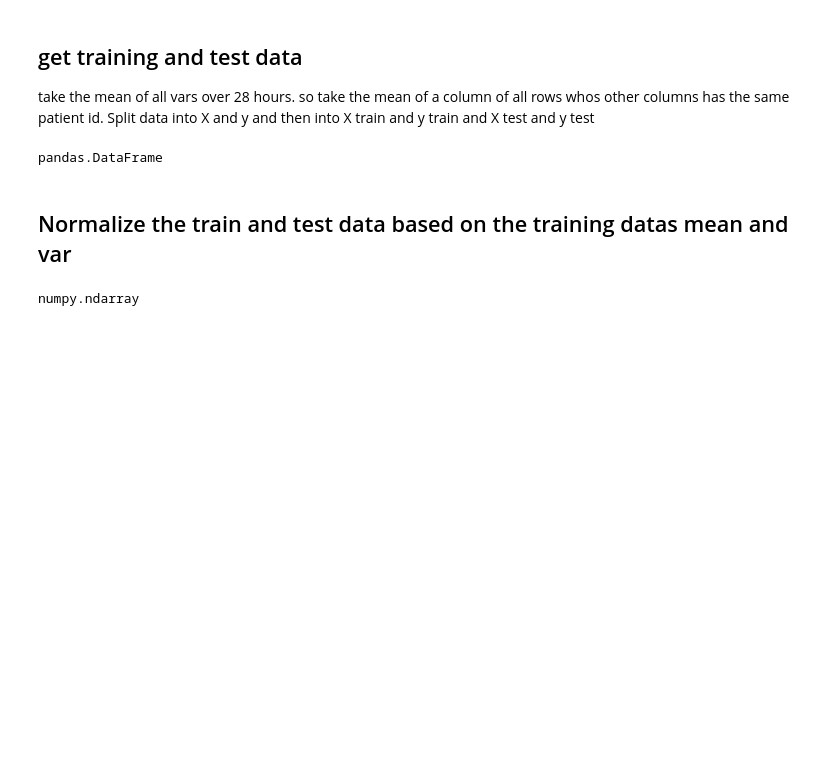
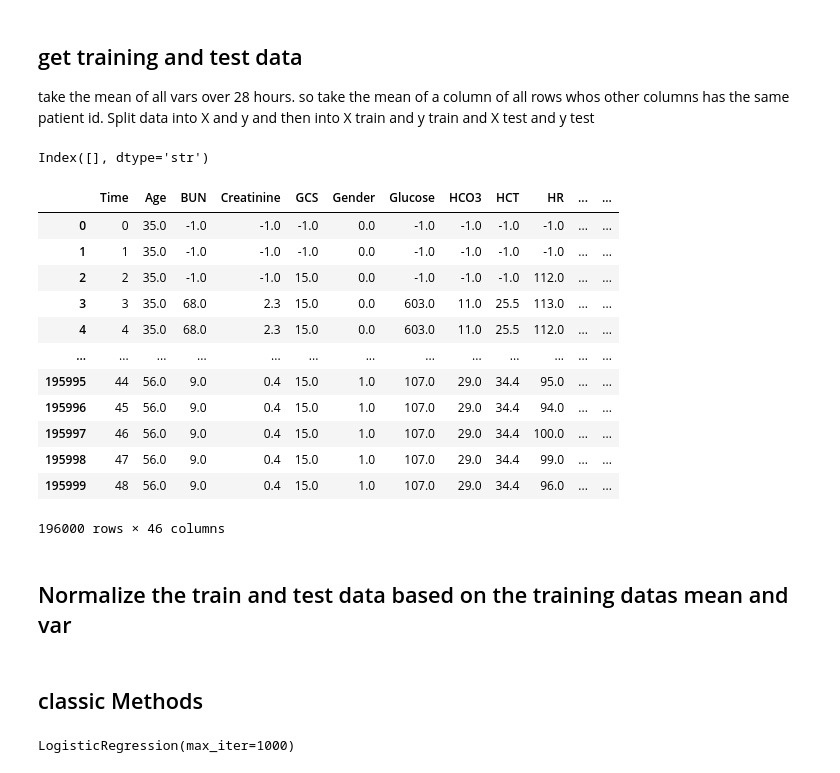
Before and after one commit to NiciBalke/ML4HC-Project1, a Jupyter notebook: supervised_methods.ipynb, the cells around one changed output. Cells and saved outputs as stored; diff of their text form; code cells hidden in the pictures; blank space fills up the shorter version.

Commit message:
added logic to produce the input files for set a, b and c, imputed and non-imputed and started with supervised learning methods

```diff
--- a/supervised_methods.ipynb
+++ b/supervised_methods.ipynb
@@ -12,14 +12,24 @@ Careful: scaling methods and the like should always only be fitted on the traini
 # %%
 import pandas as pd
 from sklearn.model_selection import train_test_split as tts
+def ret_path(imputeds:str, which_dataset:str):
+    return f"parquet_files/processedDataProxy-{which_dataset}-{imputeds}.parquet"
 
-data = pd.read_parquet("processedDataProxy_imputed.parquet")
+data_a_imputed:pd.DataFrame = pd.read_parquet(ret_path("imputed", "a"))
+data_c_imputed:pd.DataFrame = pd.read_parquet(ret_path("imputed", "c"))
 # %% [markdown]
 ## get training and test data
 take the mean of all vars over 28 hours. so take the mean of a column of all rows whos other columns has the same patient id.
 Split data into X and y and then into X train and y train and X test and y test
 # %%
-data_per_patient_mean = data.groupby("PatientID").mean()
+data_per_patient_mean = data_a_imputed.groupby("PatientID").mean()
 X = data_per_patient_mean.drop(columns =['RecordID_y', 'In-hospital_death', 'RecordID_x', 'Time'])
 y = data_per_patient_mean["In-hospital_death"]
+
+data_per_patient_mean_c = data_c_imputed.groupby("PatientID").mean()
+X_c = data_per_patient_mean_c.drop(columns=['RecordID_y', 'In-hospital_death', 'RecordID_x', 'Time'])
+print(X_c.columns.symmetric_difference(X.columns))
+y_c = data_per_patient_mean_c["In-hospital_death"]
+# %% [output]
+Index([], dtype='str')
 # %%
@@ -27,13 +37,36 @@ Xtrain, ytrain, xtest, ytest = tts(X, y, test_size=0.33)
 # %%
-type(Xtrain)
+data
 # %% [output]
+|  | Time | Age | BUN | Creatinine | GCS | Gender | Glucose | HCO3 | HCT | HR | ... | ... |
+| 0 | 0 | 35.0 | -1.0 | -1.0 | -1.0 | 0.0 | -1.0 | -1.0 | -1.0 | -1.0 | ... | ... |
+| 1 | 1 | 35.0 | -1.0 | -1.0 | -1.0 | 0.0 | -1.0 | -1.0 | -1.0 | -1.0 | ... | ... |
+| 2 | 2 | 35.0 | -1.0 | -1.0 | 15.0 | 0.0 | -1.0 | -1.0 | -1.0 | 112.0 | ... | ... |
+| 3 | 3 | 35.0 | 68.0 | 2.3 | 15.0 | 0.0 | 603.0 | 11.0 | 25.5 | 113.0 | ... | ... |
+| 4 | 4 | 35.0 | 68.0 | 2.3 | 15.0 | 0.0 | 603.0 | 11.0 | 25.5 | 112.0 | ... | ... |
+| ... | ... | ... | ... | ... | ... | ... | ... | ... | ... | ... | ... | ... |
+| 195995 | 44 | 56.0 | 9.0 | 0.4 | 15.0 | 1.0 | 107.0 | 29.0 | 34.4 | 95.0 | ... | ... |
+| 195996 | 45 | 56.0 | 9.0 | 0.4 | 15.0 | 1.0 | 107.0 | 29.0 | 34.4 | 94.0 | ... | ... |
+| 195997 | 46 | 56.0 | 9.0 | 0.4 | 15.0 | 1.0 | 107.0 | 29.0 | 34.4 | 100.0 | ... | ... |
+| 195998 | 47 | 56.0 | 9.0 | 0.4 | 15.0 | 1.0 | 107.0 | 29.0 | 34.4 | 99.0 | ... | ... |
+| 195999 | 48 | 56.0 | 9.0 | 0.4 | 15.0 | 1.0 | 107.0 | 29.0 | 34.4 | 96.0 | ... | ... |
-pandas.DataFrame
+196000 rows × 46 columns
 # %% [markdown]
 ## Normalize the train and test data based on the training datas mean and var
 # %%
 from sklearn.preprocessing import RobustScaler
 regularizer = RobustScaler().set_output(transform="pandas").fit(Xtrain)# it takes median instead of mean and as such is a bit more robust to ouliers. our data sometimes has a rightward tail.
 # %%
-type(regularizer.transform(Xtrain))
+X_train_reg = regularizer.transform(Xtrain)
+X_test_reg = regularizer.transform(Xtest)
+#transform the test
+X_c = X_c[X_train_reg.columns]
+X_c_transformed = regularizer.transform(X_c)
-# %% [output]
-numpy.ndarray
+# %% [markdown]
+## classic Methods
+# %%
+from sklearn.linear_model import LogisticRegression
+
+model = LogisticRegression(max_iter=1000)
+model.fit(X_train_reg, ytrain)
+# %% [output]
+LogisticRegression(max_iter=1000)
```
Also changed, not shown: parts of 7 cells of this notebook, 4 other files.
